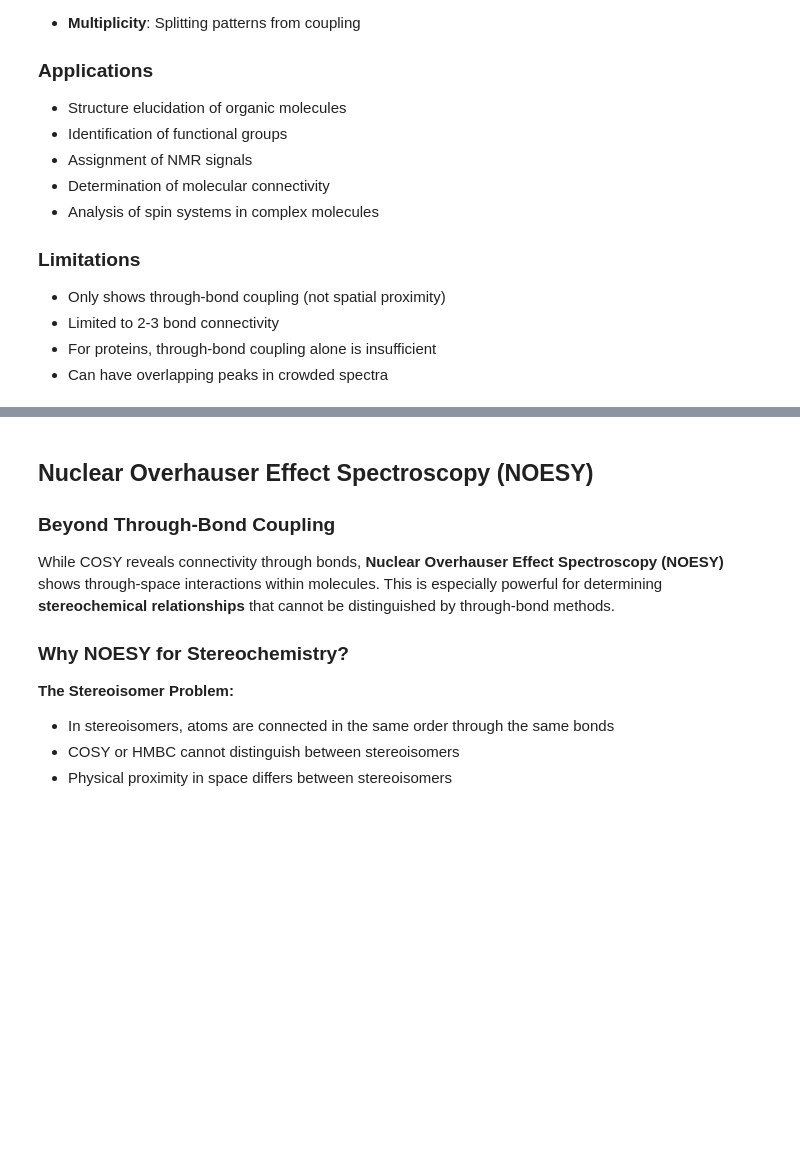
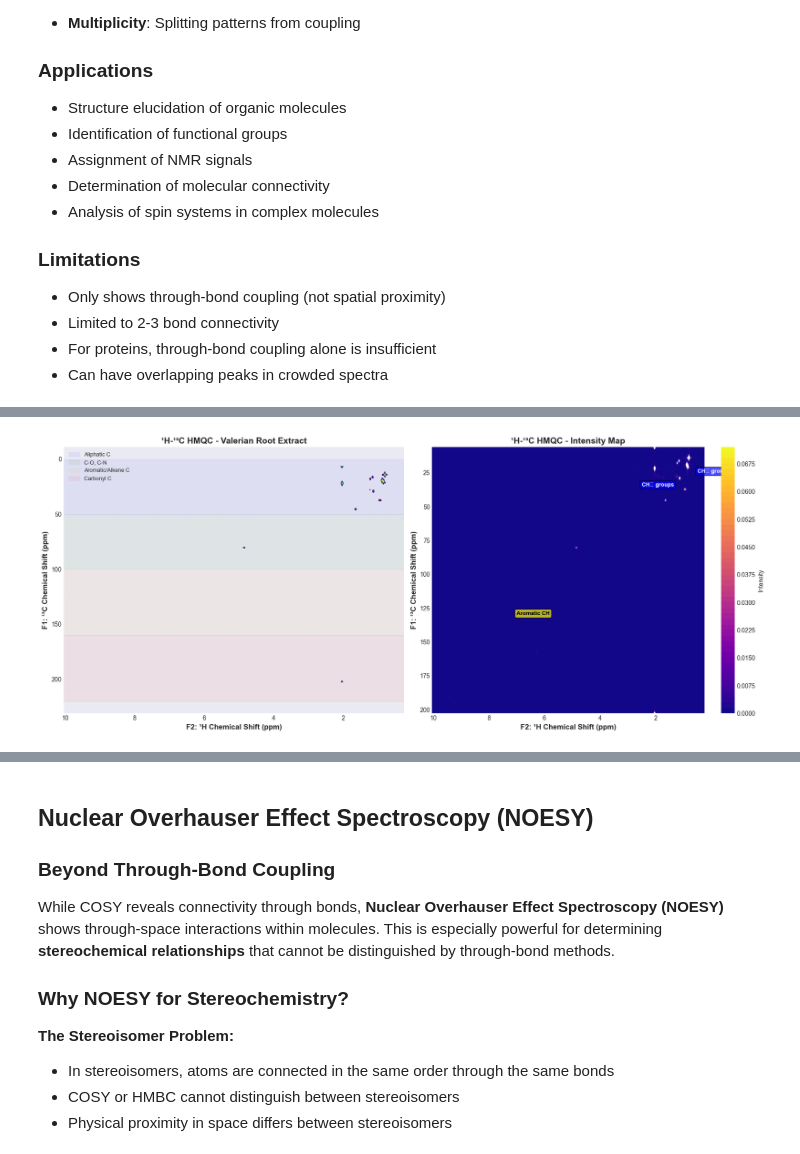
Before and after one commit to Quintinlf/NMR-Project, a Jupyter notebook: fall_semester_2025/2D_nmr.ipynb, the cells around one changed output, grey strips where cells are left out. Saved outputs shown, nothing was run; the diff lists cells and outputs as text; code cells hidden in the pictures; blank space fills up the shorter version.

```diff
--- a/fall_semester_2025/2D_nmr.ipynb
+++ b/fall_semester_2025/2D_nmr.ipynb
@@ -435,0 +708,76 @@ print(f"\nSimulated {len(coupled_pairs)} coupled spin pairs")
+# %%
+# Plot HMQC spectrum from real Valerian data
+
+fig, axes = plt.subplots(1, 2, figsize=(17, 7))
+
+# Left: Full HMQC spectrum
+ax1 = axes[0]
+max_intensity_hmqc = hmqc_data['intensity_grid'].max()
+levels_hmqc = np.linspace(max_intensity_hmqc * 0.08, max_intensity_hmqc * 0.9, 30)
+
+contour1 = ax1.contour(hmqc_data['f2_grid'], hmqc_data['f1_grid'],
+                       hmqc_data['intensity_grid'],
+                       levels=levels_hmqc, cmap='viridis', linewidths=1.3)
+
+ax1.set_xlabel('F2: ¹H Chemical Shift (ppm)', fontsize=12, fontweight='bold')
+ax1.set_ylabel('F1: ¹³C Chemical Shift (ppm)', fontsize=12, fontweight='bold')
+ax1.set_title('¹H-¹³C HMQC - Valerian Root Extract', fontsize=14, fontweight='bold')
+ax1.invert_xaxis()
+ax1.invert_yaxis()
+ax1.grid(True, alpha=0.3, linestyle=':')
+
+# Add region labels for carbon types
+ax1.axhspan(0, 50, alpha=0.05, color='blue', label='Aliphatic C')
+ax1.axhspan(50, 100, alpha=0.05, color='green', label='C-O, C-N')
+ax1.axhspan(100, 160, alpha=0.05, color='orange', label='Aromatic/Alkene C')
+ax1.axhspan(160, 220, alpha=0.05, color='red', label='Carbonyl C')
+ax1.legend(fontsize=9, loc='upper left')
+
+# Right: Zoomed view of key regions
+ax2 = axes[1]
+contourf = ax2.contourf(hmqc_data['f2_grid'], hmqc_data['f1_grid'],
+                        hmqc_data['intensity_grid'],
+                        levels=50, cmap='plasma')
+ax2.contour(hmqc_data['f2_grid'], hmqc_data['f1_grid'],
+            hmqc_data['intensity_grid'],
+            levels=levels_hmqc, colors='white', linewidths=0.8, alpha=0.5)
+
+ax2.set_xlabel('F2: ¹H Chemical Shift (ppm)', fontsize=12, fontweight='bold')
+ax2.set_ylabel('F1: ¹³C Chemical Shift (ppm)', fontsize=12, fontweight='bold')
+ax2.set_title('¹H-¹³C HMQC - Intensity Map', fontsize=14, fontweight='bold')
+ax2.invert_xaxis()
+ax2.invert_yaxis()
+cbar = plt.colorbar(contourf, ax=ax2, label='Intensity')
+
+# Annotate key regions
+ax2.text(0.5, 25, 'CH₃ groups', fontsize=9, color='white', fontweight='bold',
+         bbox=dict(boxstyle='round', facecolor='blue', alpha=0.7))
+ax2.text(2.5, 35, 'CH₂ groups', fontsize=9, color='white', fontweight='bold',
+         bbox=dict(boxstyle='round', facecolor='blue', alpha=0.7))
+ax2.text(7.0, 130, 'Aromatic CH', fontsize=9, color='black', fontweight='bold',
+         bbox=dict(boxstyle='round', facecolor='yellow', alpha=0.7))
+
+plt.tight_layout()
+plt.show()
+
+# Analysis summary
+print("HMQC Spectrum Analysis - Valerian Root")
+print("=" * 70)
+print(f"F1 (¹³C) range: {hmqc_data['f1'].min():.2f} to {hmqc_data['f1'].max():.2f} ppm")
+print(f"F2 (¹H) range: {hmqc_data['f2'].min():.2f} to {hmqc_data['f2'].max():.2f} ppm")
+print(f"Max intensity: {max_intensity_hmqc:.2e}")
+print("\nSpectrum Regions:")
+print("  • 0-50 ppm (¹³C): Aliphatic carbons (CH₃, CH₂, CH)")
+print("  • 50-100 ppm (¹³C): Carbons bonded to O or N (ethers, alcohols)")
+print("  • 100-160 ppm (¹³C): Aromatic and alkene carbons (C=C)")
+print("  • 160-220 ppm (¹³C): Carbonyl carbons (typically no direct C-H)")
+print("\nKey Information:")
+print("  • Each cross peak = one direct C-H bond (¹JCH ~ 125-250 Hz)")
+print("  • Peak position reveals both C and H chemical environments")
+print("  • Essential for carbon skeleton assignment")
+print("\nStructural Insights:")
+print("  • Multiple CH₂ peaks → aliphatic chains (terpenoid backbones)")
+print("  • Aromatic CH peaks → aromatic rings in sesquiterpenes")
+print("  • Correlation with COSY reveals connected proton systems")
+# %% [output]
+[figure, added]
```
Also changed, not shown: parts of 21 cells of this notebook, 4 other files.
